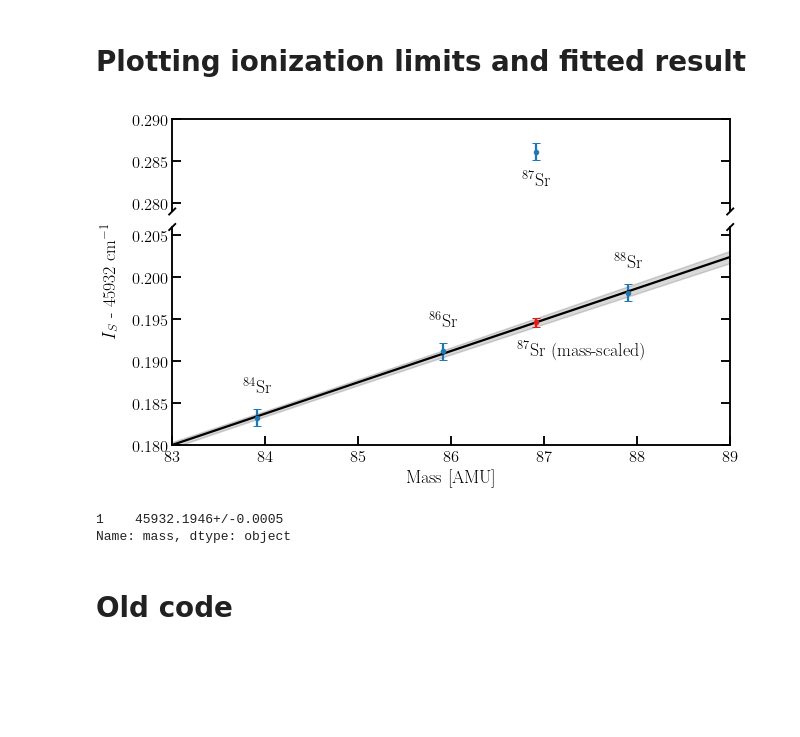
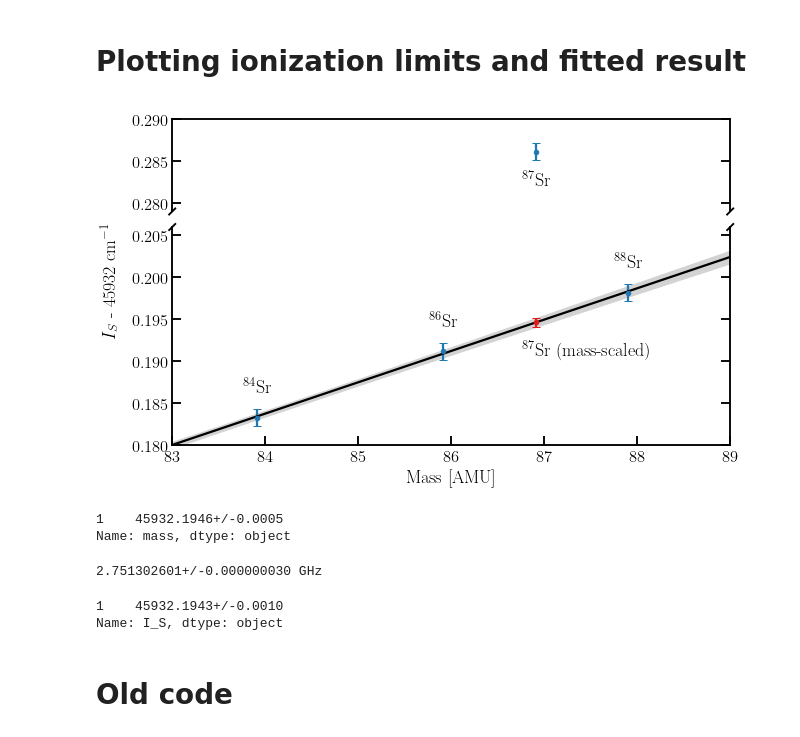
Before and after one commit to rogding/phd_thesis, a Jupyter notebook: chapters/fermion_spectroscopy/calculations/sr_ionization_limits.ipynb, the cells around one changed output. Cells and saved outputs as stored; diff of their text form; code cells hidden in the pictures; blank space fills up the shorter version.

```diff
--- a/chapters/fermion_spectroscopy/calculations/sr_ionization_limits.ipynb
+++ b/chapters/fermion_spectroscopy/calculations/sr_ionization_limits.ipynb
@@ -189,7 +189,7 @@ bax.errorbar(unumpy.nominal_values(M87), unumpy.nominal_values(I_S_87),
              color=sns.color_palette("Paired")[5])
 
 bax.plot(unumpy.nominal_values(xfit), unumpy.nominal_values(yfit), color='black')
-bax.fill_between(xfit, yfit+yfit_unc, yfit-yfit_unc, alpha=0.15, color='black')
+bax.fill_between(xfit, yfit+yfit_unc, yfit-yfit_unc, color='lightgrey')
 
 # Label points
 TEXT_OFFSET = 0.0035
@@ -204,35 +204,36 @@ bax.axs[1].annotate(s=r'${}^{86}\text{Sr}$',
                     ha='center', va='center')
 
 bax.axs[0].annotate(s=r'${}^{87}\text{Sr}$',
                     xy=(unumpy.nominal_values(data[data['isotope']==87]['mass']),
                         unumpy.nominal_values(data[data['isotope']==87]['I_S'])-I_S_OFFSET - TEXT_OFFSET),
                     ha='center', va='center')
 
 bax.axs[1].annotate(s=r'${}^{87}\text{Sr}$ (mass-scaled)',
-                    xy=(unumpy.nominal_values(data[data['isotope']==87]['mass'] - 0.2),
+                    xy=(unumpy.nominal_values(data[data['isotope']==87]['mass'] - 0.15),
                         unumpy.nominal_values(I_S_87) - TEXT_OFFSET),
                     ha='left', va='center')
 
 bax.axs[1].annotate(s=r'${}^{88}\text{Sr}$',
                     xy=(unumpy.nominal_values(data[data['isotope']==88]['mass']),
                         unumpy.nominal_values(data[data['isotope']==88]['I_S'])-I_S_OFFSET + TEXT_OFFSET),
                     ha='center', va='center')
 
+# Axis settings
 bax.set_xlim((xmin, xmax))
 
 bax.tick_params(axis='both', which='both', bottom=True, top=True, left=True, right=True, direction='in')
 bax.axs[0].tick_params(axis='both', which='both', bottom=False, top=True, left=True, right=True, direction='in')
 bax.axs[1].tick_params(axis='both', which='both', bottom=True, top=False, left=True, right=True, direction='in')
 
 #bax.set_xlabel(r'Mass [AMU]', labelpad=50, ha='center', va='center')
 bax.axs[1].set_xlabel(r'Mass [AMU]', ha='center')
 bax.set_ylabel(r'$I_{S}$ - ' + str(I_S_OFFSET) + ' ' + r'$\text{cm}^{-1}$', labelpad=60, va='center')
 
 plt.savefig('Eion-mass-scaled.svg', bbox_inches='tight')
 
 plt.show()
 # %% [output]
-[figure, old version]
+[figure, new version]
 # %%
 M87 = data[data['isotope'] == 87]['mass']
 I_S_87 = fitted_mass_scaling(M87)
@@ -240,6 +241,20 @@ print(I_S_87 + I_S_OFFSET)
 # %% [output]
 1    45932.1946+/-0.0005
 Name: mass, dtype: object
+# %%
+# Calculate hyperfine shift
+A = ufloat(-1000473.673, 0.011)*1E3 # [Hz] hyperfine magnetic dipole constant
+E_HF = A/2*(-11/2)*1E-9 # [GHz]
+print(str(E_HF) + ' GHz')
+# %% [output]
+2.751302601+/-0.000000030 GHz
+# %%
+# Calculate ionzation limit from F=4 state subtracting off hyperfine shift
+I_S_shifted_from_measured = data[data['isotope'] == 87]['I_S'] - (A/2*(-11/2)*1E-9)/(C*100/1E9)
+print(str(I_S_shifted_from_measured))
+# %% [output]
+1    45932.1943+/-0.0010
+Name: I_S, dtype: object
 # %% [markdown]
 # Old code
 # %%
```
Also changed, not shown: 7 other files.
